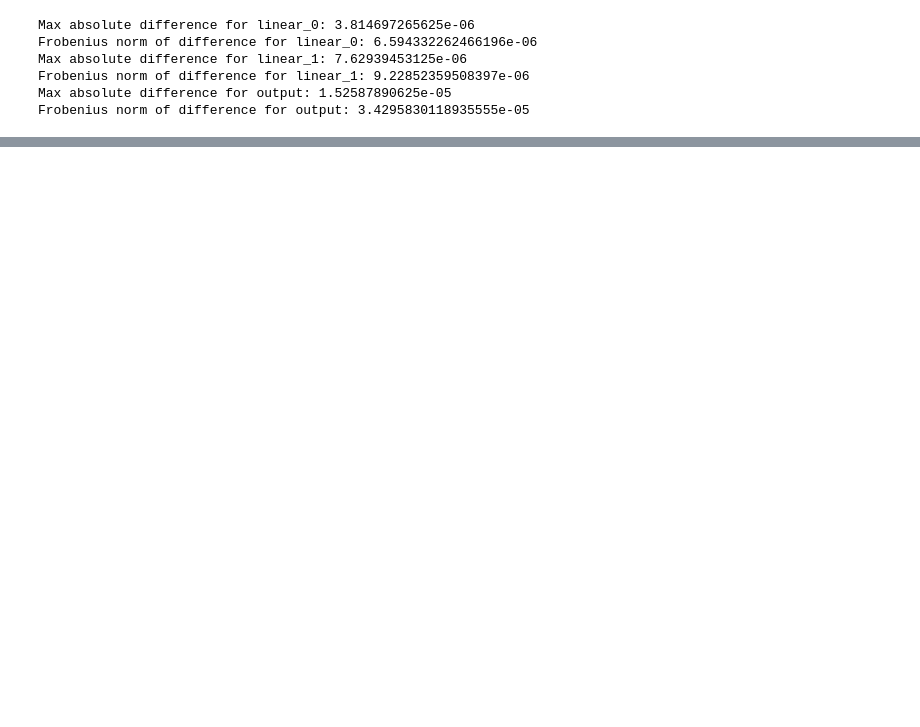
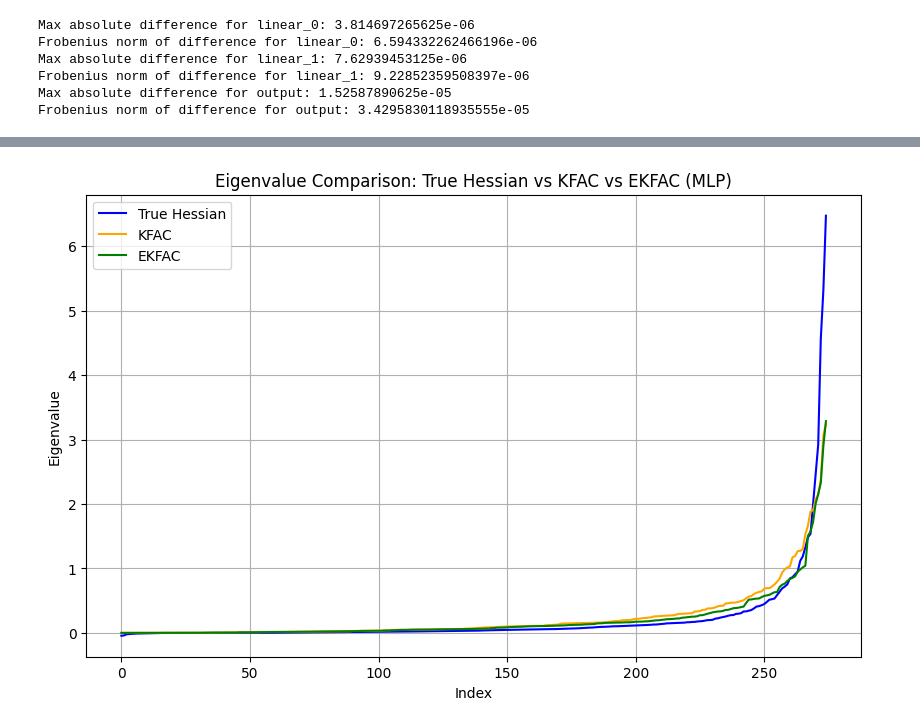
Before and after one commit to gsindlinger/Hessian-Approximation-for-Toy-Models, a Jupyter notebook: analysis.ipynb, the cells around one changed output, grey strips where cells are left out. Saved outputs shown, nothing was run; the diff lists cells and outputs as text; code cells hidden in the pictures; blank space fills up the shorter version.

```diff
--- a/analysis.ipynb
+++ b/analysis.ipynb
@@ -415,0 +496,81 @@ Frobenius norm of difference for output: 3.4295830118935555e-05
+# %%
+from config.config import MLPModelConfig
+
+
+config_comparison_mlp = Config(
+    dataset=RandomClassificationConfig(
+        n_samples=10000,
+        n_features=20,
+        n_classes=5,
+        random_state=42,
+        train_test_split=1,
+    ),
+    model=MLPModelConfig(loss="cross_entropy", hidden_dim=[10, 5]),
+    training=TrainingConfig(
+        epochs=200,
+        batch_size=500,
+        lr=0.001,
+        optimizer="sgd",
+        loss="cross_entropy",
+    ),
+)
+
+model_comparison_mlp, dataset_comparison_mlp, params_comparison_mlp = (
+    train_and_evaluate(config_comparison_mlp)
+)
+
+kfac_config = KFACConfig(use_eigenvalue_correction=False, use_pseudo_targets=True)
+kfac_approx = KFAC(config=kfac_config)
+
+ekfac_config = KFACConfig(use_eigenvalue_correction=True, use_pseudo_targets=True)
+ekfac_approx = KFAC(config=ekfac_config)
+
+hessian = Hessian()
+# Compute hessian for all 3 methods
+h_kfac = kfac_approx.compute_hessian(
+    model=model_comparison_mlp,
+    params=params_comparison_mlp,
+    training_data=jnp.asarray(dataset_comparison_mlp.get_train_data()[0]),
+    training_targets=jnp.asarray(dataset_comparison_mlp.get_train_data()[1]),
+    loss_fn=get_loss_fn(config_comparison_mlp.model.loss),
+)
+
+
+h_ekfac = ekfac_approx.compute_hessian(
+    model=model_comparison_mlp,
+    params=params_comparison_mlp,
+    training_data=jnp.asarray(dataset_comparison_mlp.get_train_data()[0]),
+    training_targets=jnp.asarray(dataset_comparison_mlp.get_train_data()[1]),
+    loss_fn=get_loss_fn(config_comparison_mlp.model.loss),
+)
+
+h_true = hessian.compute_hessian(
+    model=model_comparison_mlp,
+    params=params_comparison_mlp,
+    training_data=jnp.asarray(dataset_comparison_mlp.get_train_data()[0]),
+    training_targets=jnp.asarray(dataset_comparison_mlp.get_train_data()[1]),
+    loss_fn=get_loss_fn(config_comparison_mlp.model.loss),
+)
+
+
+# Compute eigenvalues for all 3 methods
+eigenvalues_kfac = jnp.linalg.eigvalsh(h_kfac)
+eigenvalues_ekfac = jnp.linalg.eigvalsh(h_ekfac)
+eigenvalues_true = jnp.linalg.eigvalsh(h_true)
+
+
+# Plot the eigenvalues
+import matplotlib.pyplot as plt
+
+plt.figure(figsize=(10, 6))
+plt.plot(eigenvalues_true, label="True Hessian", color="blue")
+plt.plot(eigenvalues_kfac, label="KFAC", color="orange")
+plt.plot(eigenvalues_ekfac, label="EKFAC", color="green")
+plt.xlabel("Index")
+plt.ylabel("Eigenvalue")
+plt.title("Eigenvalue Comparison: True Hessian vs KFAC vs EKFAC (MLP)")
+plt.legend()
+plt.grid(True)
+plt.show()
+# %% [output]
+[figure, added]
```
Also changed, not shown: parts of 6 cells of this notebook, 2 other files.
